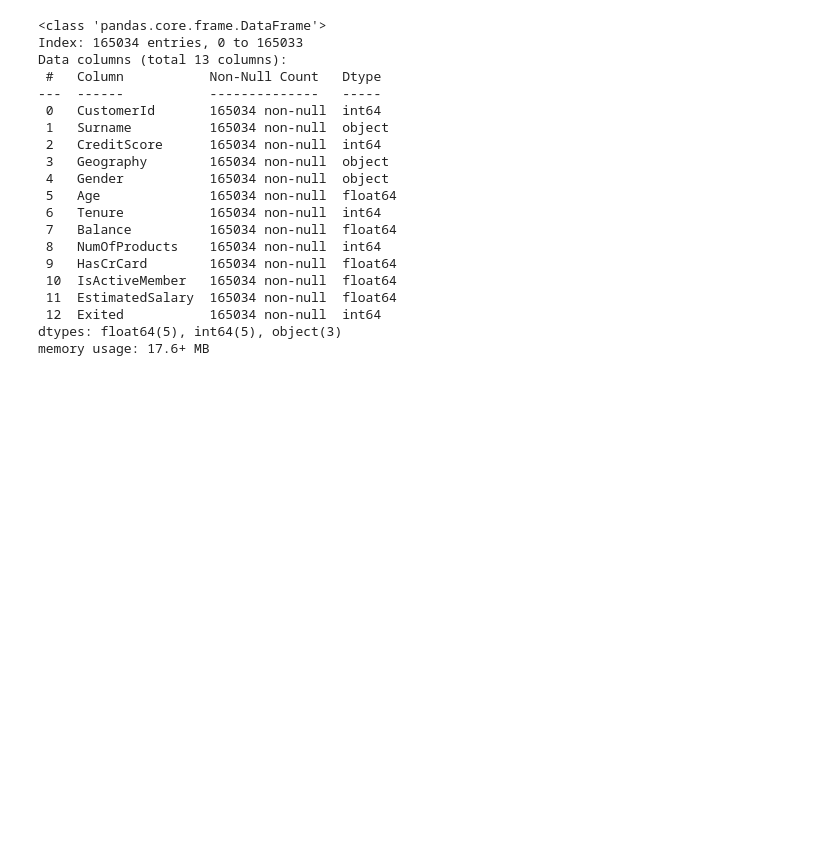
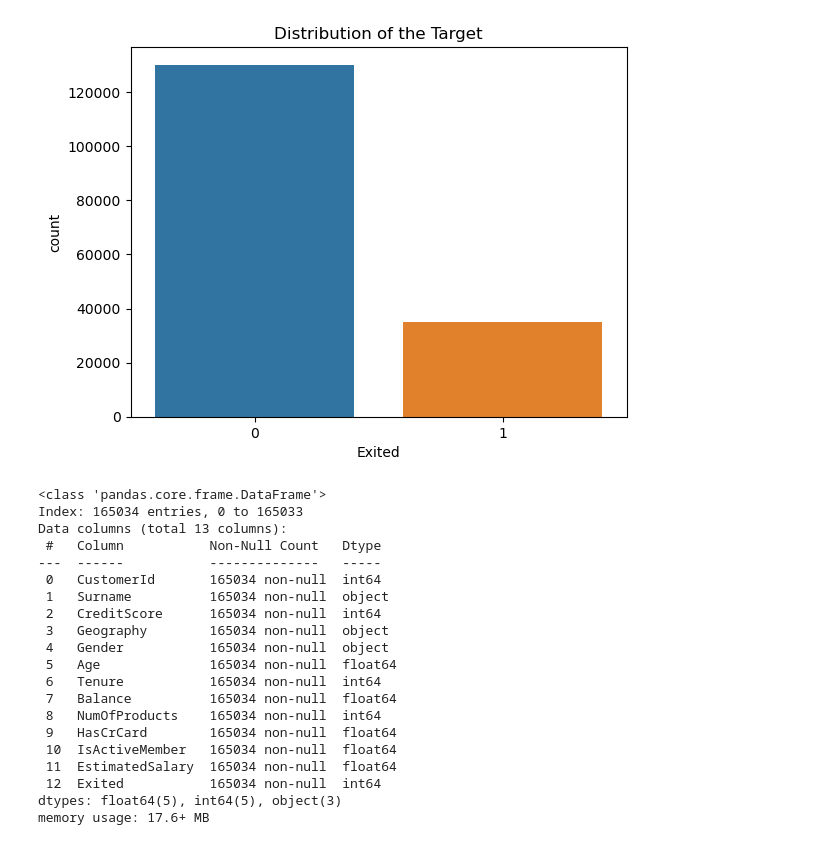
Before and after one commit to ruwindarowel/Bank-Churn-Predictor---Kaggle-Comp, a Jupyter notebook: DA.ipynb, the cells around one changed output. Drawn from its saved outputs; the diff is of its cells as text; code cells hidden in the pictures; blank space fills up the shorter version.

```diff
--- a/DA.ipynb
+++ b/DA.ipynb
@@ -10,6 +10,12 @@ import matplotlib.pyplot as plt
 #Importing dataset
 main = pd.read_csv('train.csv', index_col='id')
 df = main
+# %%
+sns.countplot(data=main,x="Exited")
+plt.title("Distribution of the Target")
+plt.show()
+# %% [output]
+[figure, added]
 # %%
 df.info()
 # %% [output]
```
Also changed, not shown: parts of 10 cells of this notebook, 1 other file.
